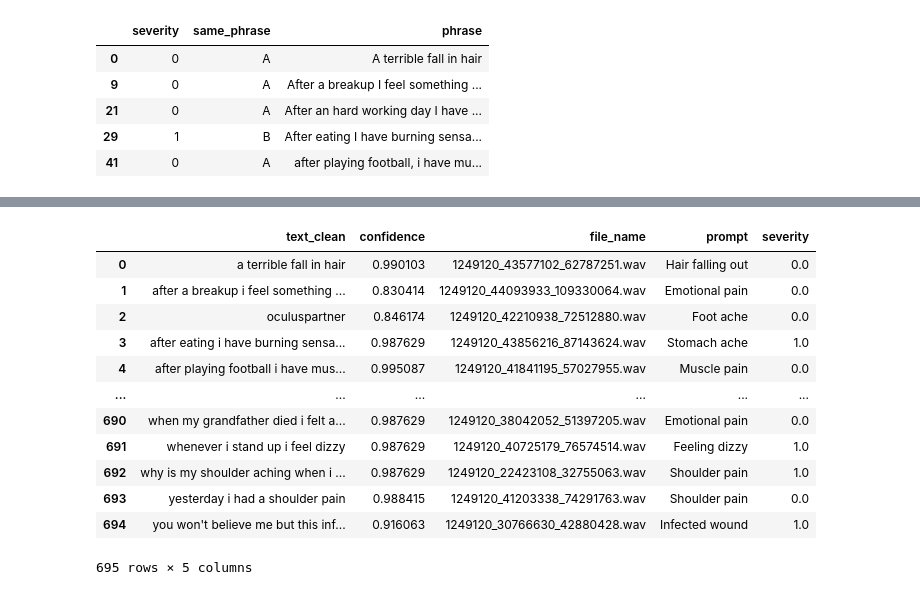
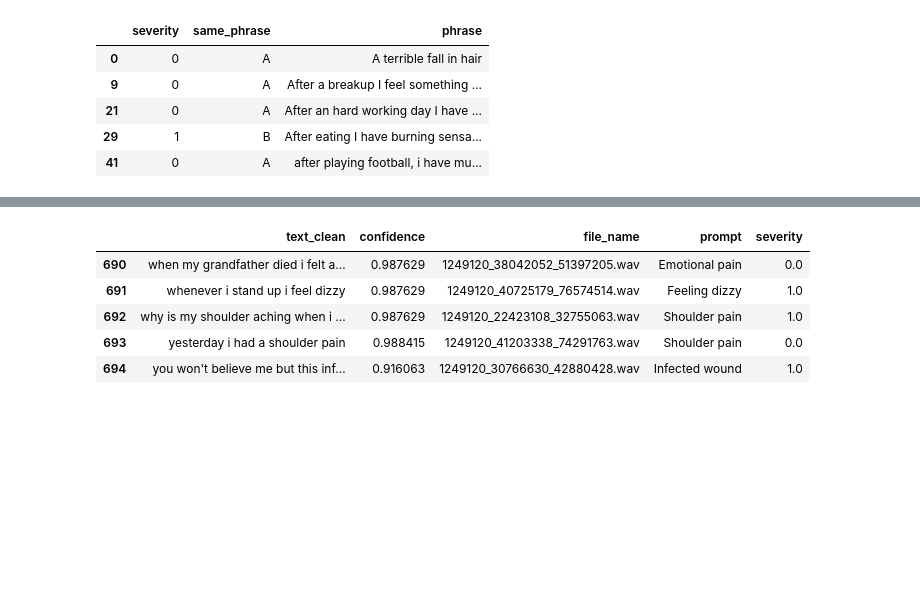
Before and after one commit to mzeugenia/audio-to-text-for-symptoms-classification-models, a Jupyter notebook: speech-recognition_v1.ipynb, the cells around one changed output, grey strips where cells are left out. Saved outputs shown, nothing was run; the diff lists cells and outputs as text; code cells hidden in the pictures; blank space fills up the shorter version.

```diff
--- a/speech-recognition_v1.ipynb
+++ b/speech-recognition_v1.ipynb
@@ -244,23 +0,0 @@ df_validate = pd.DataFrame(data)
-# %%
-# Clean Text column (keep 'transcript' and  'confidence' value) ---> use the function (once it is done) instaed
-text_clean_lst = []
-confidence_level_lst = []
-
-for i in range(len(df_validate.Text)):
-
-    if len(df_validate.Text[i]) == 0:
-        text_clean_lst.append(None)
-        confidence_level_lst.append(None)
-
-
-    else:
-        input_sentence = list(enumerate(df_validate.Text[i].items()))
-        #clean text
-        text_clean = input_sentence[0][1][1][0]['transcript']
-        text_clean_lst.append(text_clean)
-        #confidence levels
-        confidence_level = input_sentence[0][1][1][0]['confidence']
-        confidence_level_lst.append(confidence_level)
-
-df_validate['text_clean'] = text_clean_lst
-df_validate['confidence'] = confidence_level_lst
@@ -293,11 +0,0 @@ plt.show()
-# %%
-# Clean Filename column
-
-file_name_clean = []
-for i in range(len(df_validate)):
-
-    path = df_validate['Filename'][i]
-    file_name = get_file_name(path)
-    file_name_clean.append(file_name)
-
-df_validate['file_name_clean']=file_name_clean
@@ -453,18 +345,11 @@ df_test.reset_index(inplace = True, drop = True)
 # %%
 df_test.drop(columns=['phrase_orig'], inplace = True)
 # %%
-df_test
+df_test.tail()
 # %% [output]
 |  | text_clean | confidence | file_name | prompt | severity |
-| 0 | a terrible fall in hair | 0.990103 | 1249120_43577102_62787251.wav | Hair falling out | 0.0 |
-| 1 | after a breakup i feel something ... | 0.830414 | 1249120_44093933_109330064.wav | Emotional pain | 0.0 |
-| 2 | oculuspartner | 0.846174 | 1249120_42210938_72512880.wav | Foot ache | 0.0 |
-| 3 | after eating i have burning sensa... | 0.987629 | 1249120_43856216_87143624.wav | Stomach ache | 1.0 |
-| 4 | after playing football i have mus... | 0.995087 | 1249120_41841195_57027955.wav | Muscle pain | 0.0 |
-| ... | ... | ... | ... | ... | ... |
 | 690 | when my grandfather died i felt a... | 0.987629 | 1249120_38042052_51397205.wav | Emotional pain | 0.0 |
 | 691 | whenever i stand up i feel dizzy | 0.987629 | 1249120_40725179_76574514.wav | Feeling dizzy | 1.0 |
 | 692 | why is my shoulder aching when i ... | 0.987629 | 1249120_22423108_32755063.wav | Shoulder pain | 1.0 |
 | 693 | yesterday i had a shoulder pain | 0.988415 | 1249120_41203338_74291763.wav | Shoulder pain | 0.0 |
 | 694 | you won't believe me but this inf... | 0.916063 | 1249120_30766630_42880428.wav | Infected wound | 1.0 |
-695 rows × 5 columns
```
Also changed, not shown: parts of 183 cells of this notebook.
